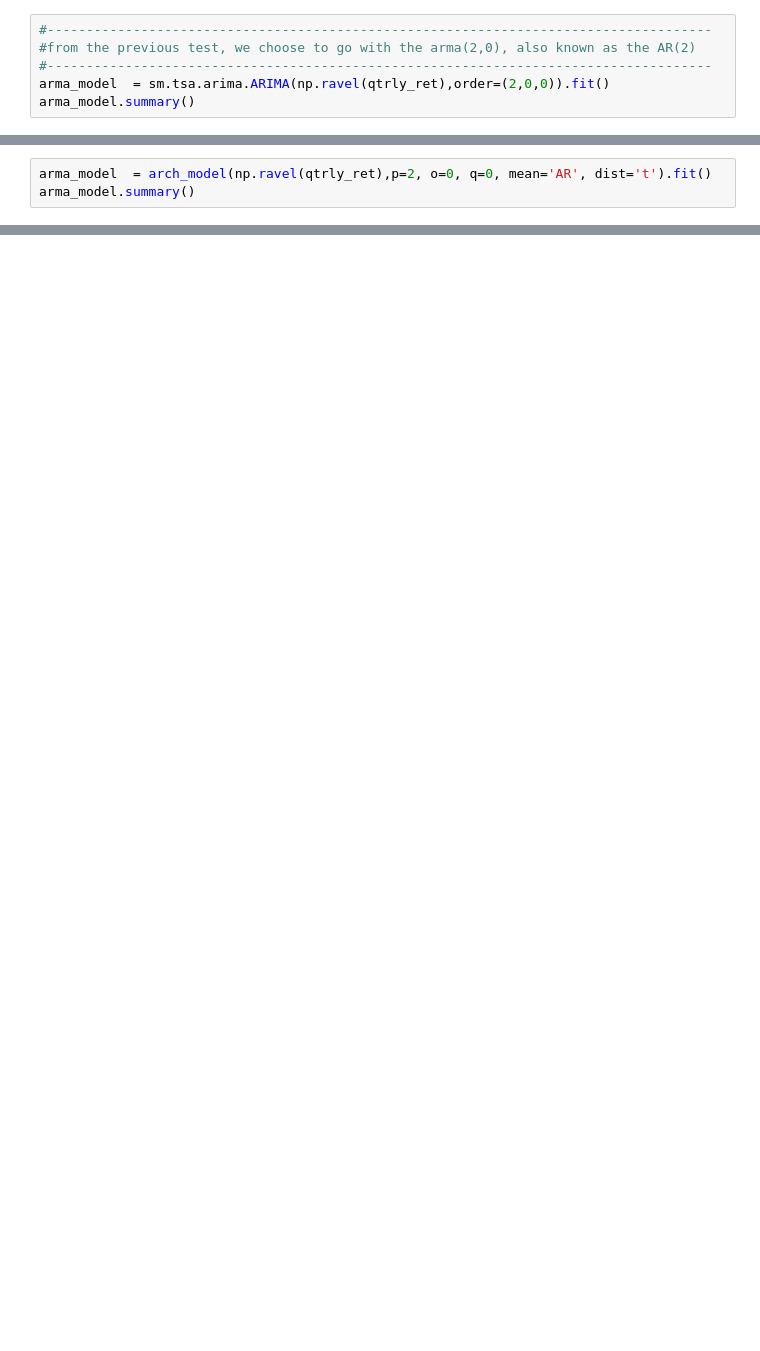
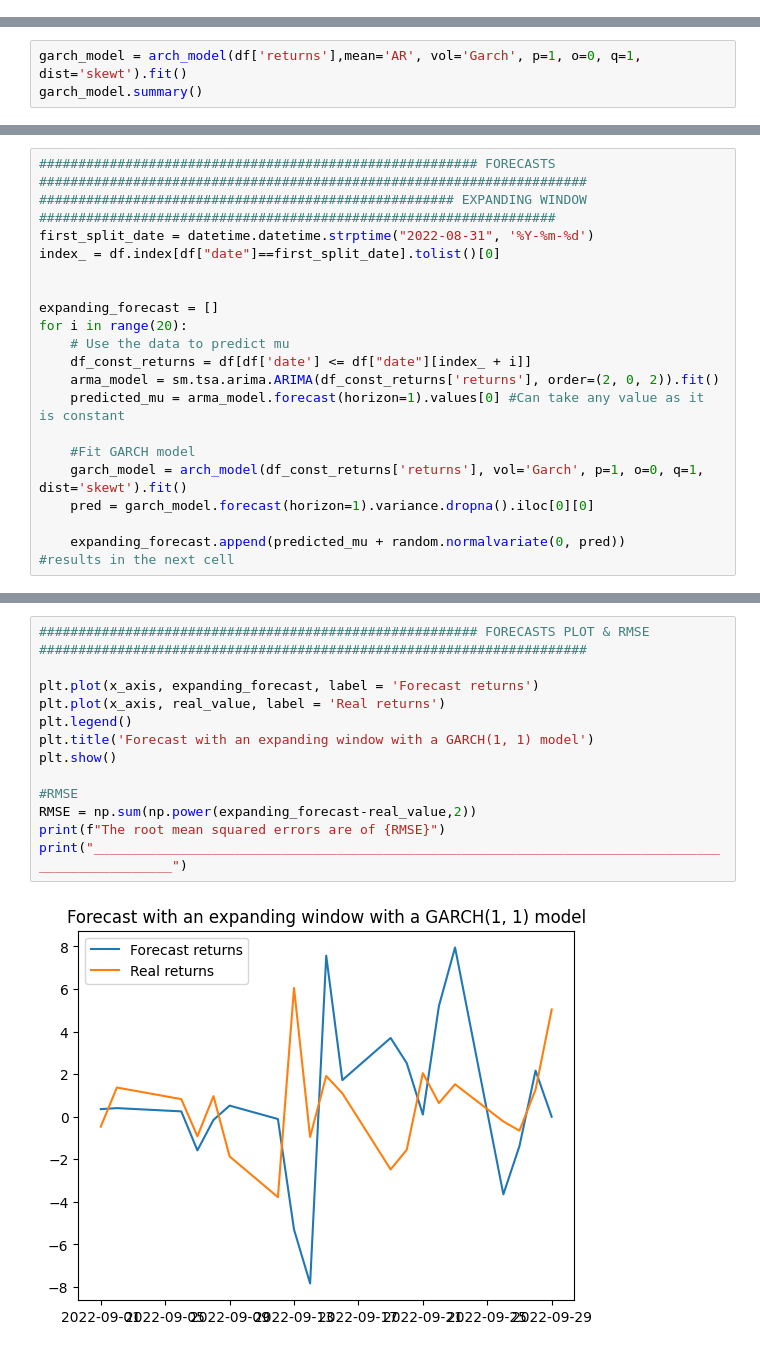
Before and after one commit to ELAARADI/Projects, a Jupyter notebook: ARDL_ARIMAX_CDS_analysis.ipynb, the cells around one changed output, grey strips where cells are left out. Cells and saved outputs as stored; diff of their text form; blank space fills up the shorter version.

```diff
--- a/ARDL_ARIMAX_CDS_analysis.ipynb
+++ b/ARDL_ARIMAX_CDS_analysis.ipynb
@@ -173,6 +112,0 @@ aic  38.21706434982601  bic  42.75904121354261
-# %%
-#-------------------------------------------------------------------------------------
-#from the previous test, we choose to go with the arma(2,0), also known as the AR(2)
-#-------------------------------------------------------------------------------------
-arma_model  = sm.tsa.arima.ARIMA(np.ravel(qtrly_ret),order=(2,0,0)).fit()
-arma_model.summary()
@@ -199,3 +112,0 @@ Warnings:
-# %%
-arma_model  = arch_model(np.ravel(qtrly_ret),p=2, o=0, q=0, mean='AR', dist='t').fit()
-arma_model.summary()
@@ -243,0 +199,3 @@ Covariance estimator: robust
+# %%
+garch_model = arch_model(df['returns'],mean='AR', vol='Garch', p=1, o=0, q=1, dist='skewt').fit()
+garch_model.summary()
@@ -243,0 +289,20 @@ Covariance estimator: robust
+# %%
+######################################################## FORECASTS ######################################################################
+##################################################### EXPANDING WINDOW ##################################################################
+first_split_date = datetime.datetime.strptime("2022-08-31", '%Y-%m-%d')
+index_ = df.index[df["date"]==first_split_date].tolist()[0]
+
+
+expanding_forecast = []
+for i in range(20):
+    # Use the data to predict mu
+    df_const_returns = df[df['date'] <= df["date"][index_ + i]]
+    arma_model = sm.tsa.arima.ARIMA(df_const_returns['returns'], order=(2, 0, 2)).fit()
+    predicted_mu = arma_model.forecast(horizon=1).values[0] #Can take any value as it is constant
+
+    #Fit GARCH model
+    garch_model = arch_model(df_const_returns['returns'], vol='Garch', p=1, o=0, q=1, dist='skewt').fit()
+    pred = garch_model.forecast(horizon=1).variance.dropna().iloc[0][0]
+
+    expanding_forecast.append(predicted_mu + random.normalvariate(0, pred))
+#results in the next cell
@@ -243,0 +327,15 @@ Covariance estimator: robust
+# %%
+######################################################## FORECASTS PLOT & RMSE ######################################################################
+
+plt.plot(x_axis, expanding_forecast, label = 'Forecast returns')
+plt.plot(x_axis, real_value, label = 'Real returns')
+plt.legend()
+plt.title('Forecast with an expanding window with a GARCH(1, 1) model')
+plt.show()
+
+#RMSE
+RMSE = np.sum(np.power(expanding_forecast-real_value,2))
+print(f"The root mean squared errors are of {RMSE}")
+print("_________________________________________________________________________________________________")
+# %% [output]
+[figure, added]
```
Also changed, not shown: parts of 25 cells of this notebook, 1 other file.
